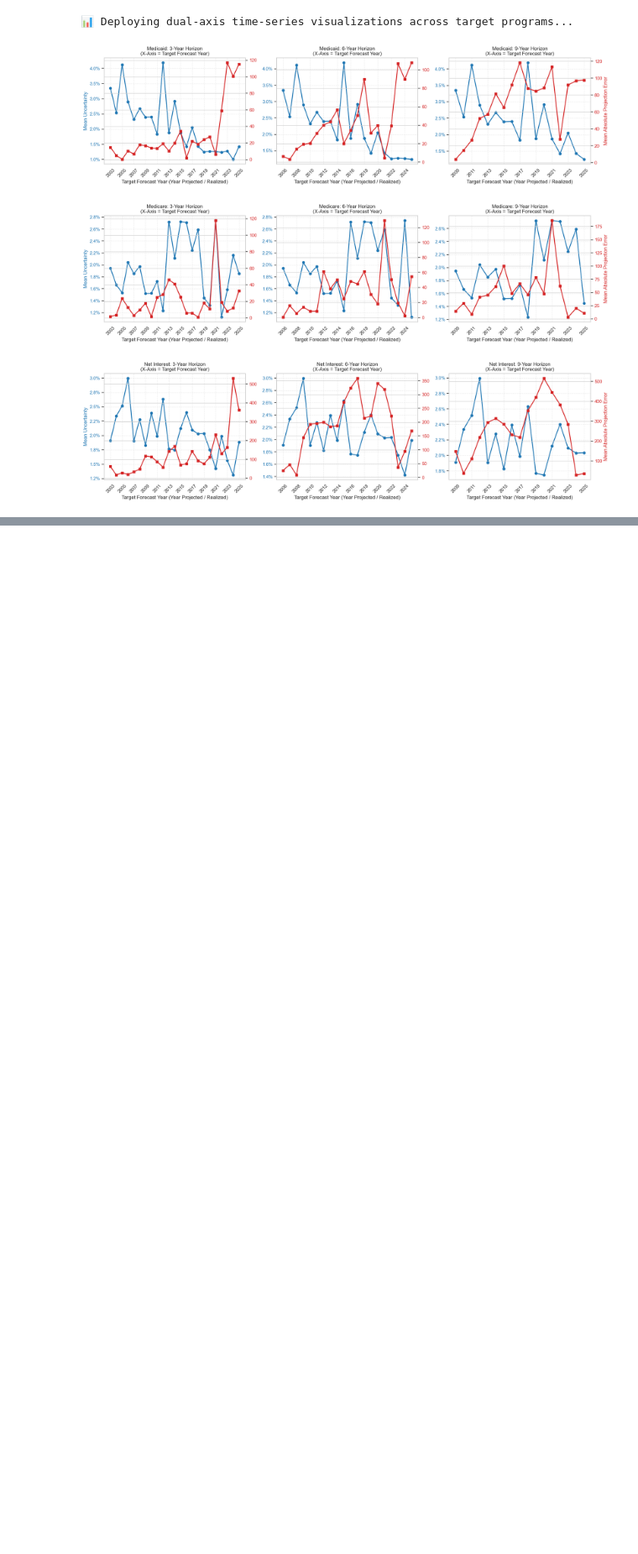
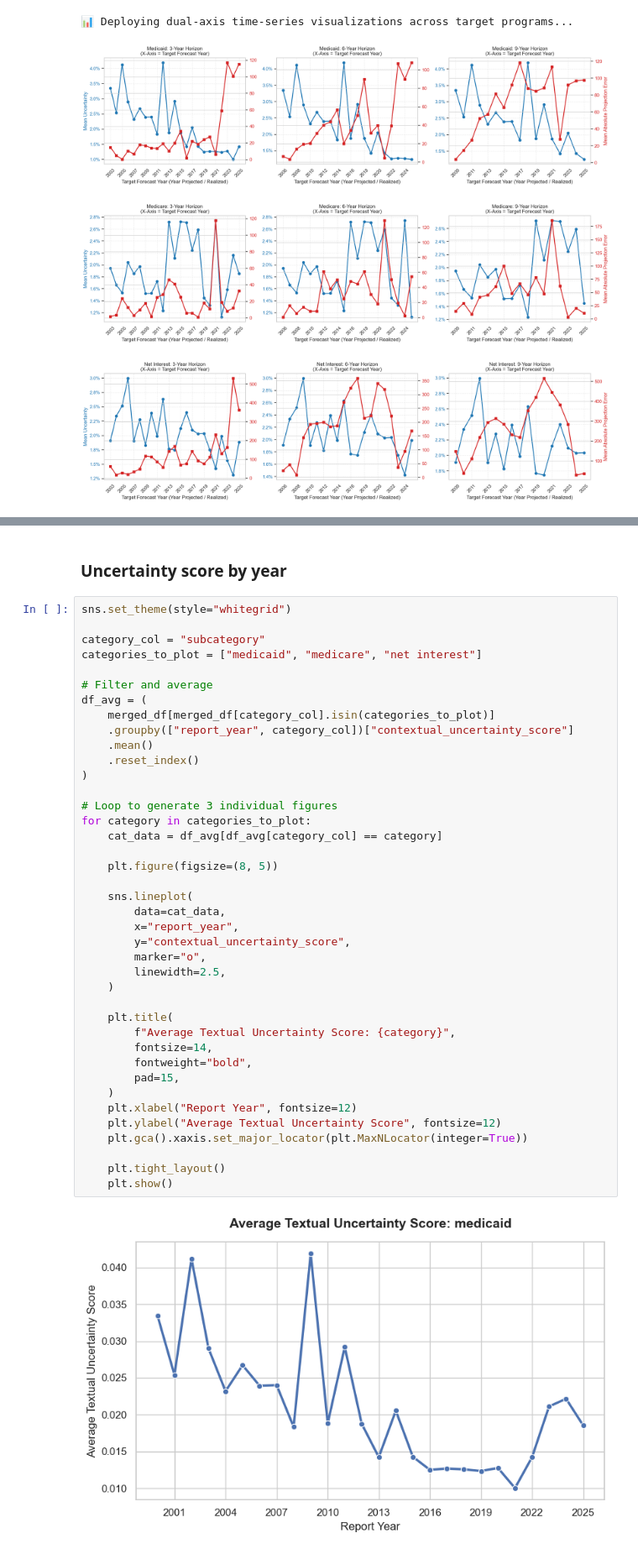
Before and after one commit to tnguye27/projection-uncertainty, a Jupyter notebook: 04_Error_Corr.ipynb, the cells around one changed output, grey strips where cells are left out. Shown at 84% size. Cells and saved outputs as stored; diff of their text form; blank space fills up the shorter version.

Commit message:
Update 04_Error_Corr.ipynb
Visualize uncertainty score and proj errors grouped by horizon years for medicare, medicaid and net interest. visualize average uncertainty by year for above subcategories

```diff
--- a/04_Error_Corr.ipynb
+++ b/04_Error_Corr.ipynb
@@ -603,0 +638,44 @@ This figure compares the uncertainty level expressed in Congressional Budget Off
+# %% [markdown]
+### Uncertainty score by year
+# %%
+sns.set_theme(style="whitegrid")
+
+category_col = "subcategory"
+categories_to_plot = ["medicaid", "medicare", "net interest"]
+
+# Filter and average
+df_avg = (
+    merged_df[merged_df[category_col].isin(categories_to_plot)]
+    .groupby(["report_year", category_col])["contextual_uncertainty_score"]
+    .mean()
+    .reset_index()
+)
+
+# Loop to generate 3 individual figures
+for category in categories_to_plot:
+    cat_data = df_avg[df_avg[category_col] == category]
+
+    plt.figure(figsize=(8, 5))
+
+    sns.lineplot(
+        data=cat_data,
+        x="report_year",
+        y="contextual_uncertainty_score",
+        marker="o",
+        linewidth=2.5,
+    )
+
+    plt.title(
+        f"Average Textual Uncertainty Score: {category}",
+        fontsize=14,
+        fontweight="bold",
+        pad=15,
+    )
+    plt.xlabel("Report Year", fontsize=12)
+    plt.ylabel("Average Textual Uncertainty Score", fontsize=12)
+    plt.gca().xaxis.set_major_locator(plt.MaxNLocator(integer=True))
+
+    plt.tight_layout()
+    plt.show()
+# %% [output]
+[figure, added]
```
Also changed, not shown: parts of 6 cells of this notebook.
